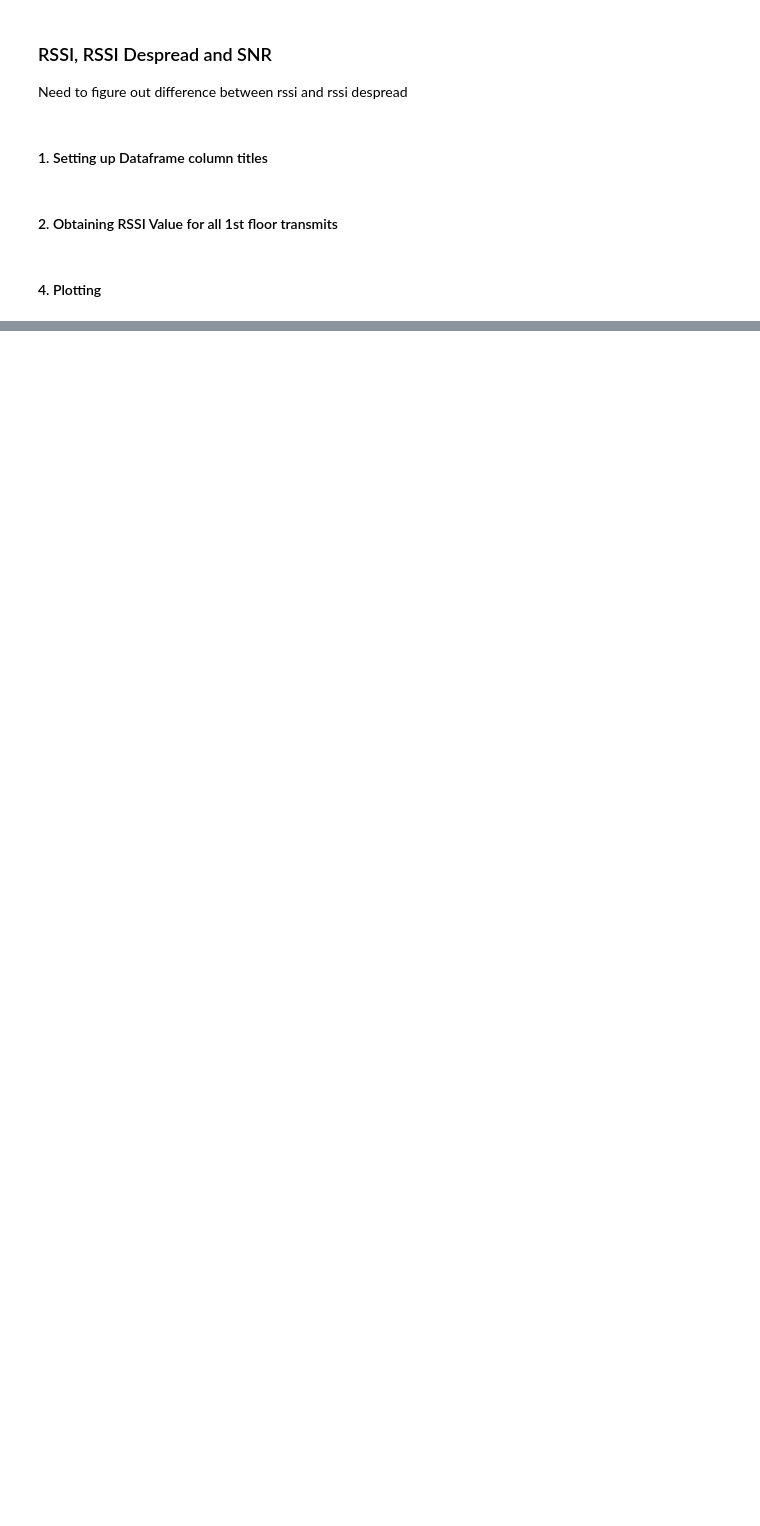
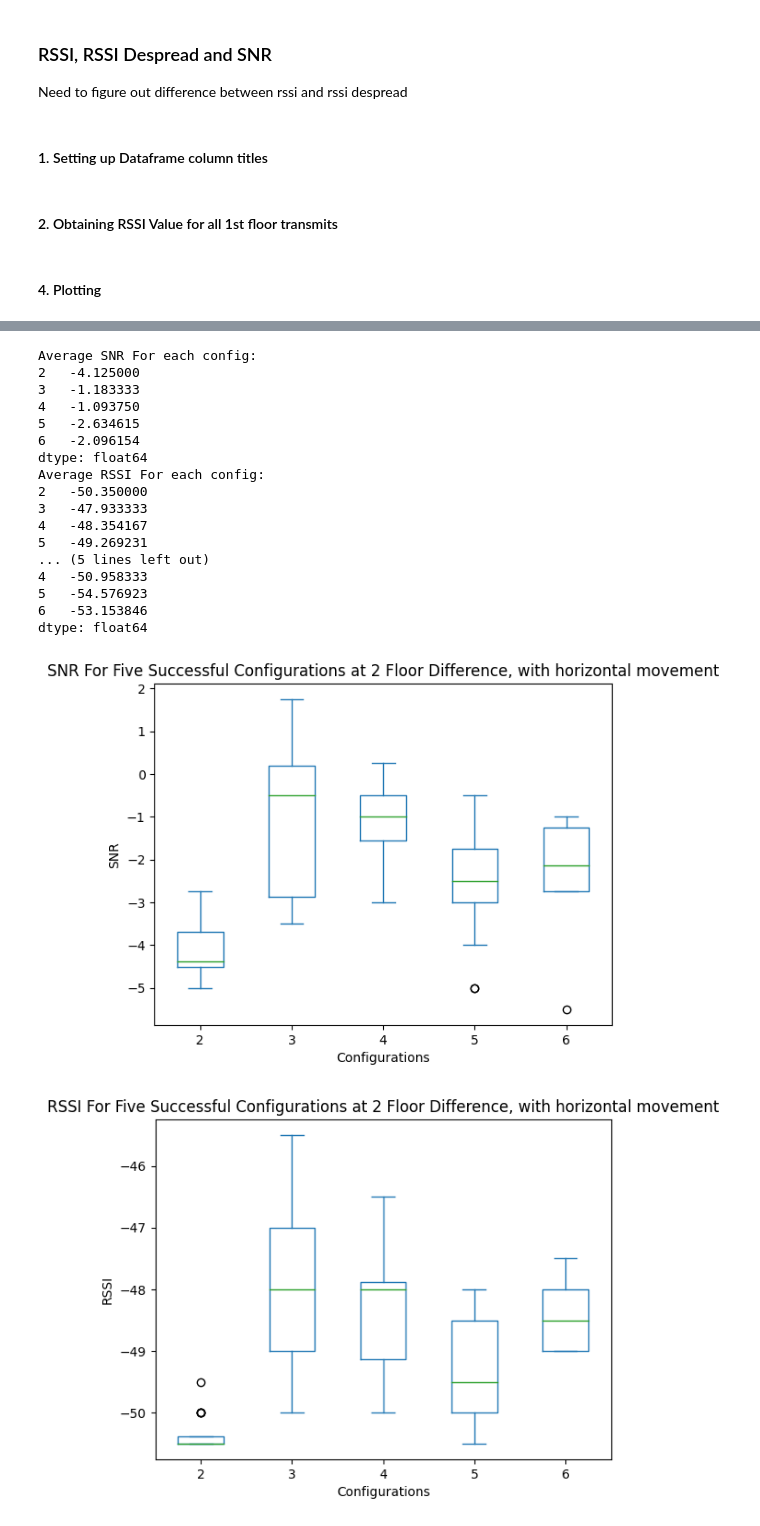
Before and after one commit to marrrk/LoRaDongle, a Jupyter notebook: testing/analyser.ipynb, the cells around one changed output, grey strips where cells are left out. Cells and saved outputs as stored; diff of their text form; code cells hidden in the pictures; blank space fills up the shorter version.

```diff
--- a/testing/analyser.ipynb
+++ b/testing/analyser.ipynb
@@ -379,0 +595,36 @@ sns.boxplot(data=snr_df_1floor)
+# %%
+snr_df_2wfloor.plot(kind="box", title="SNR For Five Successful Configurations at 2 Floor Difference, with horizontal movement",ylabel="SNR", xlabel="Configurations")
+snr_2w_mean = snr_df_2wfloor.mean()
+print("Average SNR For each config:")
+print(snr_2w_mean)
+
+rssi_df_2wfloor.plot(kind="box", title="RSSI For Five Successful Configurations at 2 Floor Difference, with horizontal movement",ylabel="RSSI", xlabel="Configurations")
+print("Average RSSI For each config:")
+rssi_2w_mean = rssi_df_2wfloor.mean()
+print(rssi_2w_mean)
+
+
+rssid_df_2wfloor.plot(kind="box", title="RSSI Despread For Five Successful Configurations at 2 Floor Difference, with horizontal movement",ylabel="RSSI Despread", xlabel="Configurations")
+rssid_2w_mean = rssid_df_2wfloor.mean()
+print("Average RSSI Despread For each config:")
+print(rssid_2w_mean)
+# %% [output]
+Average SNR For each config:
+2   -4.125000
+3   -1.183333
+4   -1.093750
+5   -2.634615
+6   -2.096154
+dtype: float64
+Average RSSI For each config:
+2   -50.350000
+3   -47.933333
+4   -48.354167
+5   -49.269231
+... (5 lines left out)
+4   -50.958333
+5   -54.576923
+6   -53.153846
+dtype: float64
+[figure, added]
+[figure, added]
```
Also changed, not shown: parts of 63 cells of this notebook, 8 other files.
